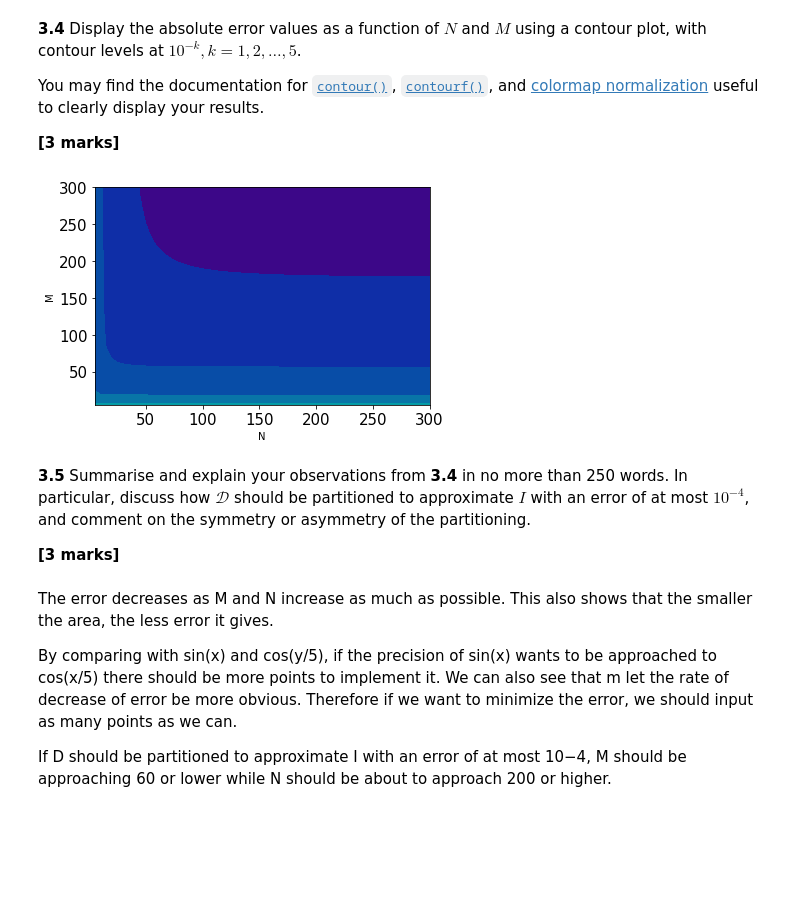
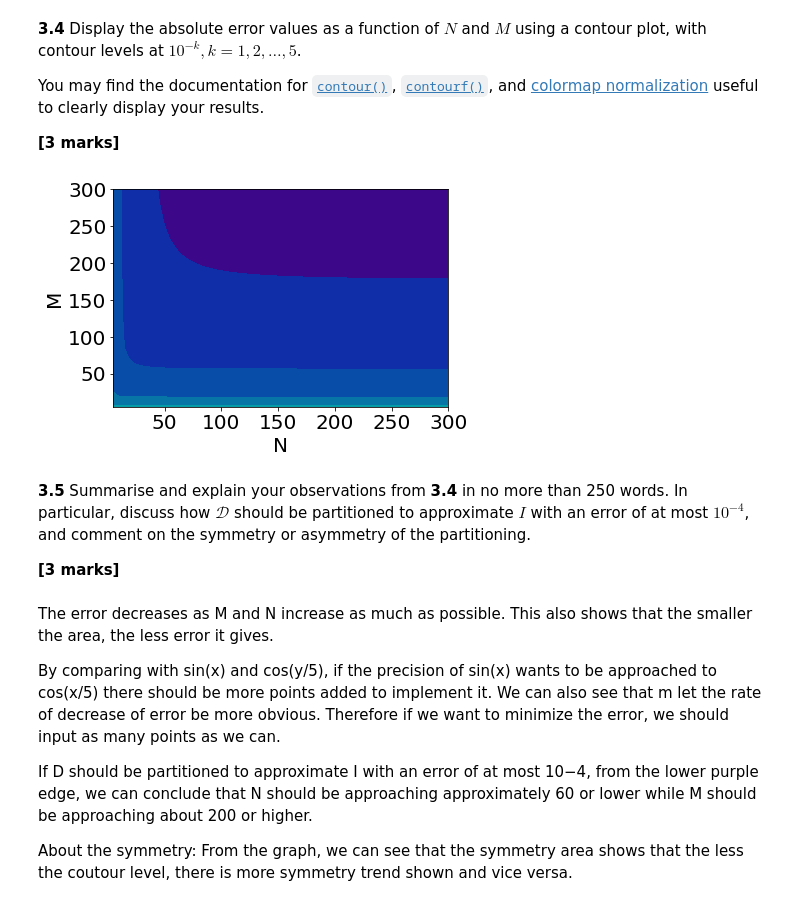
Before and after one commit to Baoqi-Zhang/A1, a Jupyter notebook: A1.ipynb, the cells around one changed output. Cells and saved outputs as stored; diff of their text form; code cells hidden in the pictures; blank space fills up the shorter version.

```diff
--- a/A1.ipynb
+++ b/A1.ipynb
@@ -499,25 +506,30 @@ Store the error values in a $60\times 60$ NumPy array.
 import numpy as np
 
 # Set value of elements in D
+
+# lower bound of domains
 a=c=0
+# upper bound of domains
 b=d=5
+# Create a list that contains limits of domains for dx and dy
 D = [a,b,c,d]
 
-# Create ns and ms which are the lists with all combinations of  𝑀=5,10,15,…,300  and  𝑁=5,10,15,…,300,using linspace to seperate them in equal sapce
-ns = np.linspace(5,300,60,dtype = int)
-ms = np.linspace(5,300,60,dtype = int)
-e = np.zeros([len(ns),len(ms)])
+# Create ns and ms which are the lists with all combinations of  𝑀=5,10,15,…,300  and  𝑁=5,10,15,…,300,using linspace to seperate elements in equal sapce
+Ns = np.linspace(5,300,60,dtype = int)
+Ms = np.linspace(5,300,60,dtype = int)
+# The height values over which the contour is drawn.
+h = np.zeros([len(ns),len(ms)])
 
 # Generate loop of each n in ns
-for n in ns:
+for n in Ns:
     # Generate loop of each m in ms
-    for m in ms:
+    for m in Ms:
 
         approximation_I = midpoint_I(D,n,m)
 
         exact_I =  5*(-np.cos(b)+np.cos(a))*(np.sin(d/5)-np.sin(c/5))
 
-        e[int(n/5)-1][int(m/5)-1] = abs(approximation_I-exact_I)
+        h[int(n/5)-1][int(m/5)-1] = abs(approximation_I-exact_I)
 # %% [markdown]
 **3.4** Display the absolute error values as a function of $N$ and $M$ using a contour plot, with contour levels at $10^{-k}, k = 1, 2, \dots, 5$.
 
@@ -527,31 +539,32 @@ You may find the documentation for [`contour()`](https://matplotlib.org/stable/a
 # %%
 from matplotlib import cm
 
 
 
 
 # Plot using the contourf function with contour levels (10−𝑘,𝑘=1,2,…,5)
-cs = plt.contourf(ns,ms,e,levels=[10e-05,10e-04,10e-03,10e-02,10e-01],colors=['#0F2EA7','#084DA7','#0875A7','#039CA7','#05A79A'],extend = 'both')
+cs = plt.contourf(Ns,Ms,h,levels=[10e-05,10e-04,10e-03,10e-02,10e-01],colors=['#0F2EA7','#084DA7','#0875A7','#039CA7','#05A79A'],extend = 'both')
 
 # color that exceeds the highest contour line
 cs.cmap.set_over('#185F88')
 # color that below the lowest contour line
 cs.cmap.set_under('#3C0788')
 
 
 
 
-
 # Label the sticks of each value on the x-axis and y-axis
-plt.xticks(fontsize=15)
-plt.yticks(fontsize=15)
-plt.xlabel('N')
-plt.ylabel('M')
+plt.xticks(fontsize=20)
+plt.yticks(fontsize=20)
+# Label the x & y axis
+plt.xlabel('N',fontsize = 20)
+plt.ylabel('M',fontsize = 20)
 cs.changed()
 
+#show the graph
 plt.show()
 # %% [output]
-[figure, old version]
+[figure, new version]
 # %% [markdown]
 **3.5** Summarise and explain your observations from **3.4** in no more than 250 words. In particular, discuss how $\mathcal{D}$ should be partitioned to approximate $I$ with an error of at most $10^{-4}$, and comment on the symmetry or asymmetry of the partitioning.
 
@@ -559,6 +572,8 @@ plt.show()
 # %% [markdown]
 The error decreases as M and N increase as much as possible. This also shows that the smaller the area, the less error it gives.
 
-By comparing with sin(x) and cos(y/5), if the precision of sin(x) wants to be approached to cos(x/5) there should be more points to implement it. We can also see that m let the rate of decrease of error be more obvious. Therefore if we want to minimize the error, we should input as many points as we can.
+By comparing with sin(x) and cos(y/5), if the precision of sin(x) wants to be approached to cos(x/5) there should be more points added to implement it. We can also see that m let the rate of decrease of error be more obvious. Therefore if we want to minimize the error, we should input as many points as we can.
 
-If D should be partitioned to approximate I with an error of at most 10−4, M should be approaching 60 or lower while N should be about to approach 200 or higher.
+If D should be partitioned to approximate I with an error of at most 10−4, from the lower purple edge, we can conclude that N should be approaching approximately 60 or lower while M should be approaching about 200 or higher.
+
+About the symmetry: From the graph, we can see that the symmetry area shows that the less the coutour level, there is more symmetry trend shown and vice versa.
```
Also changed, not shown: parts of 4 cells of this notebook, 1 other file.
